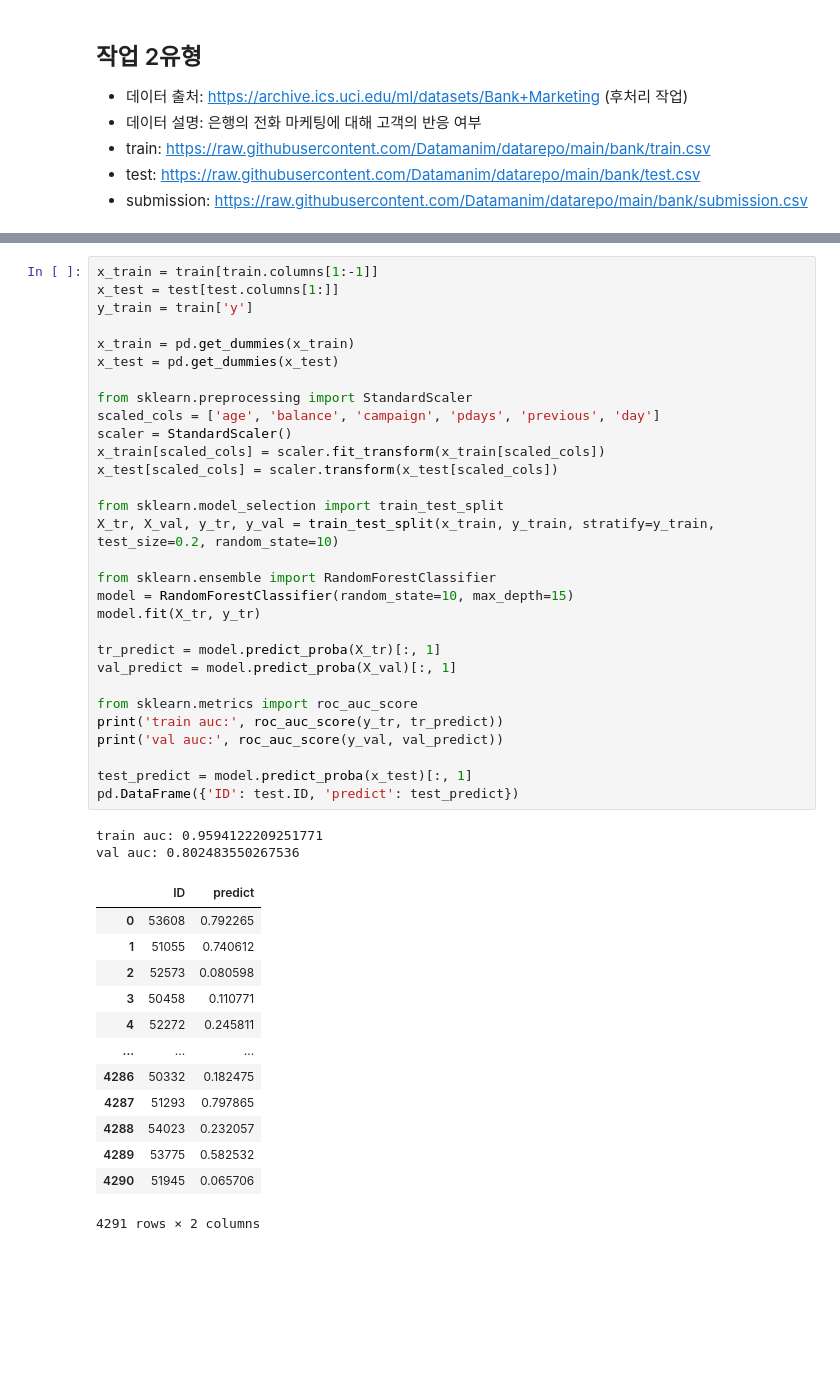
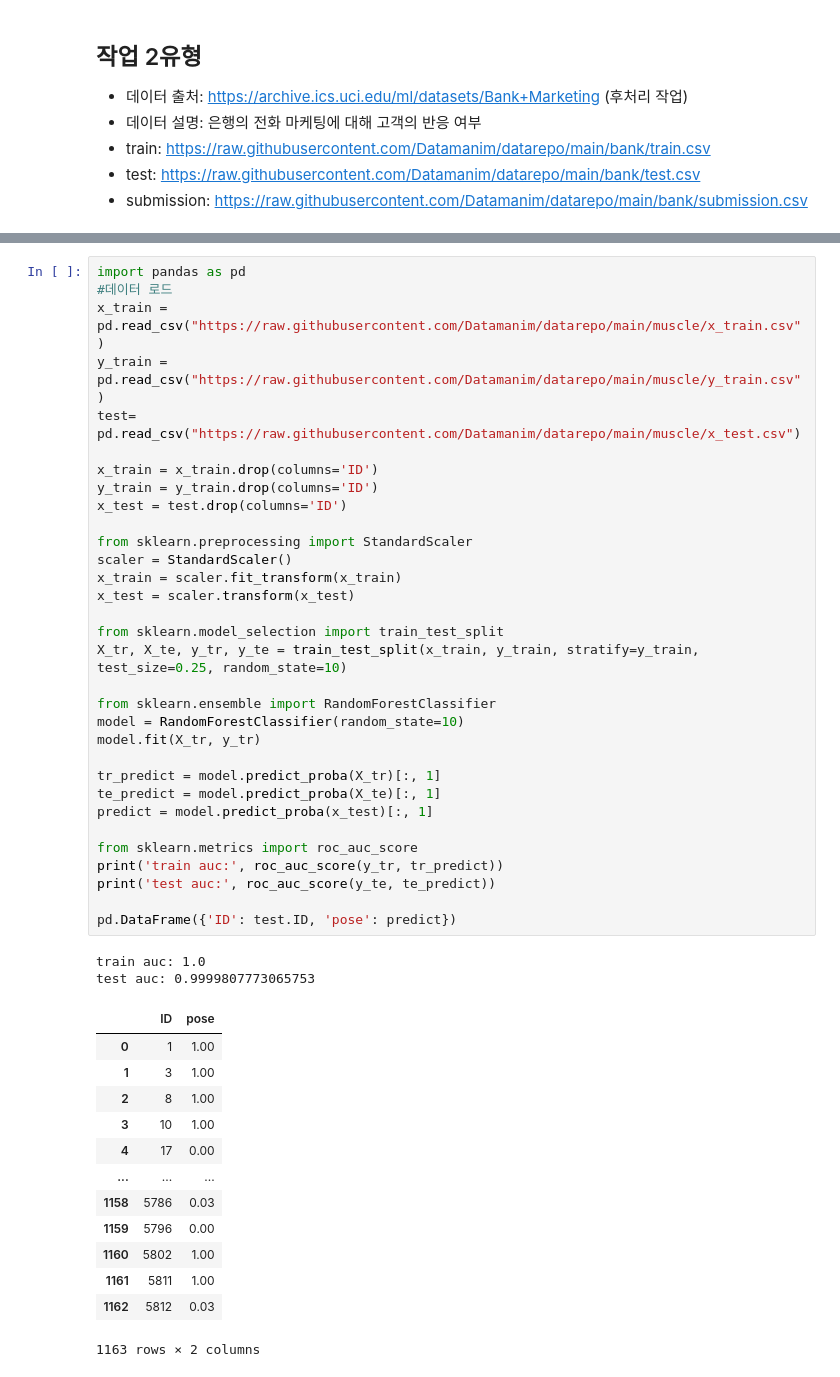
Before and after one commit to HyunJW/Pandas_practice, a Jupyter notebook: 빅분기실기연습/모의고사.ipynb, the cells around one changed output, grey strips where cells are left out. Drawn from its saved outputs; the diff is of its cells as text; blank space fills up the shorter version.

```diff
--- a/빅분기실기연습/모의고사.ipynb
+++ b/빅분기실기연습/모의고사.ipynb
@@ -124,46 +423,48 @@ display(submission.head())
 # %%
-x_train = train[train.columns[1:-1]]
-x_test = test[test.columns[1:]]
-y_train = train['y']
+import pandas as pd
+#데이터 로드
+x_train = pd.read_csv("https://raw.githubusercontent.com/Datamanim/datarepo/main/muscle/x_train.csv")
+y_train = pd.read_csv("https://raw.githubusercontent.com/Datamanim/datarepo/main/muscle/y_train.csv")
+test= pd.read_csv("https://raw.githubusercontent.com/Datamanim/datarepo/main/muscle/x_test.csv")
 
-x_train = pd.get_dummies(x_train)
-x_test = pd.get_dummies(x_test)
+x_train = x_train.drop(columns='ID')
+y_train = y_train.drop(columns='ID')
+x_test = test.drop(columns='ID')
 
 from sklearn.preprocessing import StandardScaler
-scaled_cols = ['age', 'balance', 'campaign', 'pdays', 'previous', 'day']
 scaler = StandardScaler()
-x_train[scaled_cols] = scaler.fit_transform(x_train[scaled_cols])
-x_test[scaled_cols] = scaler.transform(x_test[scaled_cols])
+x_train = scaler.fit_transform(x_train)
+x_test = scaler.transform(x_test)
 
 from sklearn.model_selection import train_test_split
-X_tr, X_val, y_tr, y_val = train_test_split(x_train, y_train, stratify=y_train, test_size=0.2, random_state=10)
+X_tr, X_te, y_tr, y_te = train_test_split(x_train, y_train, stratify=y_train, test_size=0.25, random_state=10)
 
 from sklearn.ensemble import RandomForestClassifier
-model = RandomForestClassifier(random_state=10, max_depth=15)
+model = RandomForestClassifier(random_state=10)
 model.fit(X_tr, y_tr)
 
 tr_predict = model.predict_proba(X_tr)[:, 1]
-val_predict = model.predict_proba(X_val)[:, 1]
+te_predict = model.predict_proba(X_te)[:, 1]
+predict = model.predict_proba(x_test)[:, 1]
 
 from sklearn.metrics import roc_auc_score
 print('train auc:', roc_auc_score(y_tr, tr_predict))
-print('val auc:', roc_auc_score(y_val, val_predict))
+print('test auc:', roc_auc_score(y_te, te_predict))
 
-test_predict = model.predict_proba(x_test)[:, 1]
-pd.DataFrame({'ID': test.ID, 'predict': test_predict})
+pd.DataFrame({'ID': test.ID, 'pose': predict})
 # %% [output]
-train auc: 0.9594122209251771
-val auc: 0.802483550267536
+train auc: 1.0
+test auc: 0.9999807773065753
-|  | ID | predict |
-| 0 | 53608 | 0.792265 |
-| 1 | 51055 | 0.740612 |
-| 2 | 52573 | 0.080598 |
-| 3 | 50458 | 0.110771 |
-| 4 | 52272 | 0.245811 |
+|  | ID | pose |
+| 0 | 1 | 1.00 |
+| 1 | 3 | 1.00 |
+| 2 | 8 | 1.00 |
+| 3 | 10 | 1.00 |
+| 4 | 17 | 0.00 |
 | ... | ... | ... |
-| 4286 | 50332 | 0.182475 |
-| 4287 | 51293 | 0.797865 |
-| 4288 | 54023 | 0.232057 |
-| 4289 | 53775 | 0.582532 |
-| 4290 | 51945 | 0.065706 |
+| 1158 | 5786 | 0.03 |
+| 1159 | 5796 | 0.00 |
+| 1160 | 5802 | 1.00 |
+| 1161 | 5811 | 1.00 |
+| 1162 | 5812 | 0.03 |
-4291 rows × 2 columns
+1163 rows × 2 columns
```
Also changed, not shown: parts of 55 cells of this notebook.
